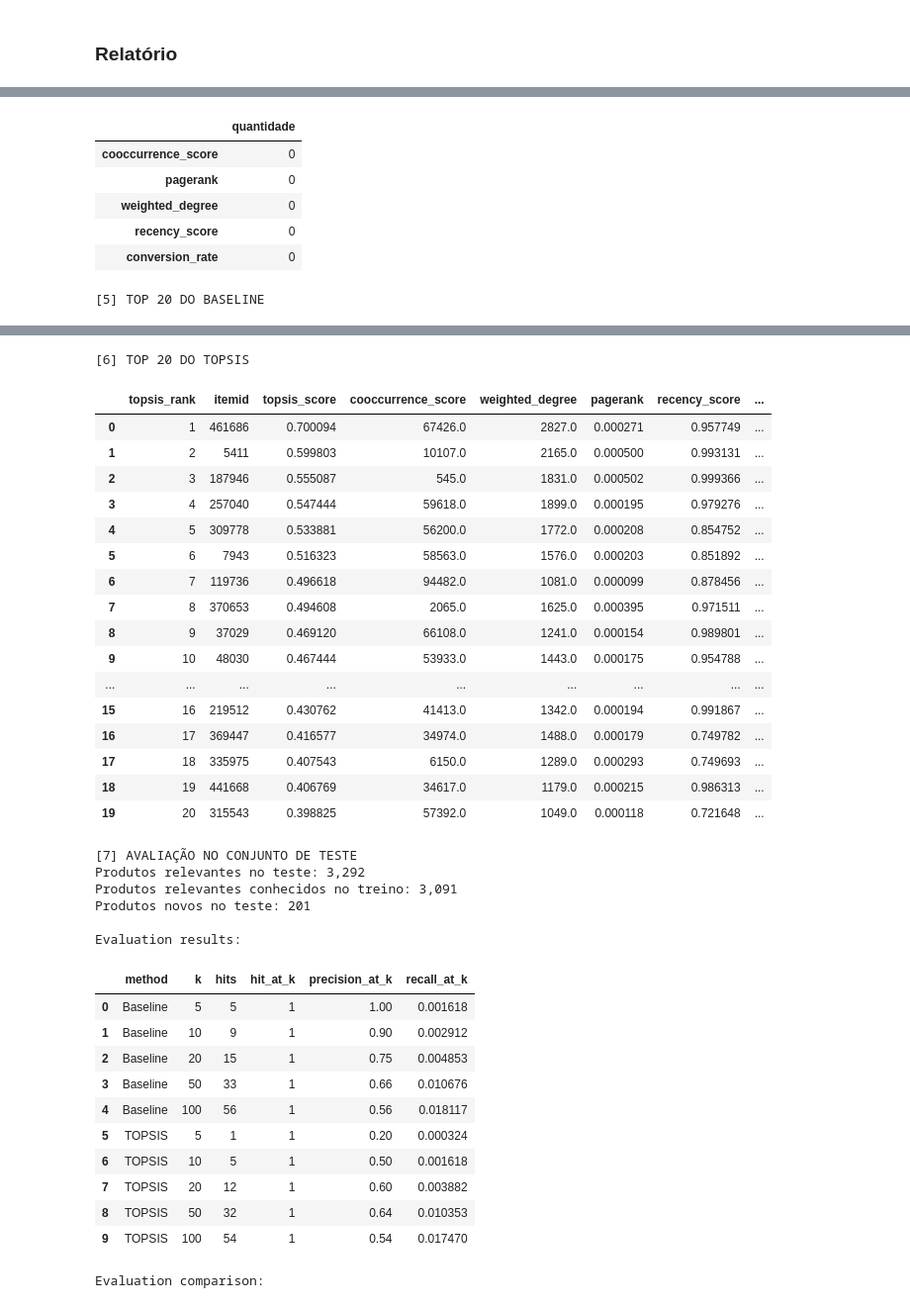
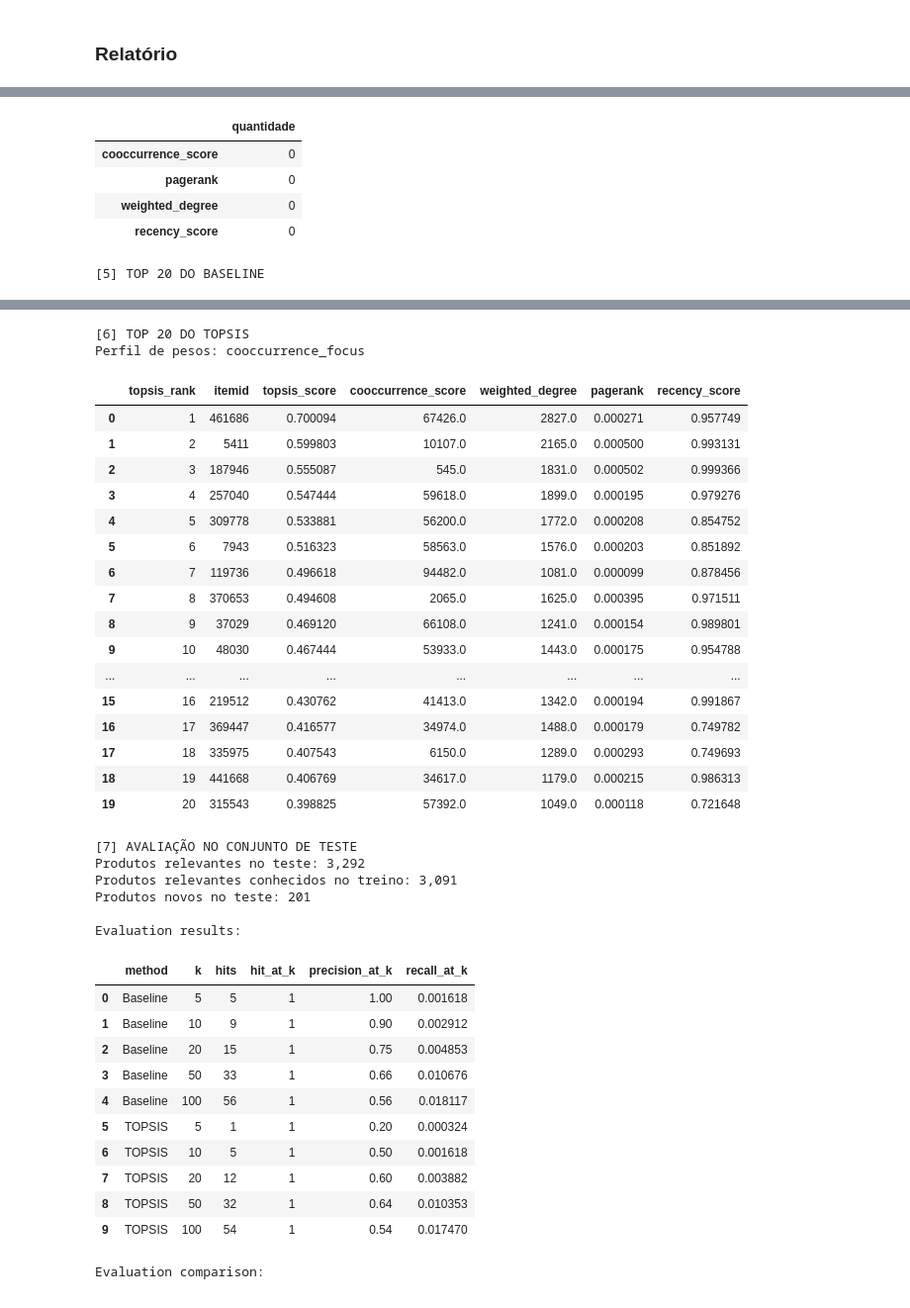
Before and after one commit to sandydiamantino/retailrocket-topsis, a Jupyter notebook: notebook/enmc_topsis.ipynb, the cells around one changed output, grey strips where cells are left out. Shown at 99% size. Saved outputs shown, nothing was run; the diff lists cells and outputs as text; code cells hidden in the pictures.

```diff
--- a/notebook/enmc_topsis.ipynb
+++ b/notebook/enmc_topsis.ipynb
@@ -1615,8 +1629,7 @@ baseline_results_train = (
             'cooccurrence_score',
             'weighted_degree',
             'pagerank',
-            'recency_score',
-            'conversion_rate'
+            'recency_score'
         ],
         ascending=False
     )
@@ -1629,7 +1642,9 @@ baseline_results_train[
     baseline_results_train.index + 1
 )
 
-print('Top 20 do baseline de treino:')
+print(
+    'Top 20 do baseline de treino:'
+)
 
 display(
     baseline_results_train[
@@ -1639,10 +1654,10 @@ display(
             'cooccurrence_score',
             'weighted_degree',
             'pagerank',
-            'recency_score',
-            'conversion_rate'
+            'recency_score'
         ]
-    ].head(20)
+    ]
+    .head(20)
 )
 # %% [output]
 Top 20 do baseline de treino:
@@ -2473,8 +2482,7 @@ display(
             'cooccurrence_score',
             'pagerank',
             'weighted_degree',
-            'recency_score',
-            'conversion_rate'
+            'recency_score'
         ]
     ]
     .describe()
@@ -2489,8 +2497,7 @@ display(
             'cooccurrence_score',
             'pagerank',
             'weighted_degree',
-            'recency_score',
-            'conversion_rate'
+            'recency_score'
         ]
     ]
     .isna()
@@ -2511,8 +2518,7 @@ display(
             'cooccurrence_score',
             'weighted_degree',
             'pagerank',
-            'recency_score',
-            'conversion_rate'
+            'recency_score'
         ]
     ]
     .head(20)
@@ -2523,6 +2529,11 @@ display(
 
 print('\n[6] TOP 20 DO TOPSIS')
 
+print(
+    'Perfil de pesos:',
+    WEIGHT_PROFILE
+)
+
 display(
     topsis_results_train[
         [
@@ -2532,8 +2543,7 @@ display(
             'cooccurrence_score',
             'weighted_degree',
             'pagerank',
-            'recency_score',
-            'conversion_rate'
+            'recency_score'
         ]
     ]
     .head(20)
@@ -2605,5 +2614,4 @@ Valores ausentes:
 | pagerank | 0 |
 | weighted_degree | 0 |
 | recency_score | 0 |
-| conversion_rate | 0 |
 [5] TOP 20 DO BASELINE
@@ -2627,21 +2635,22 @@ Valores ausentes:
 [6] TOP 20 DO TOPSIS
+Perfil de pesos: cooccurrence_focus
-|  | topsis_rank | itemid | topsis_score | cooccurrence_score | weighted_degree | pagerank | recency_score | ... |
-| 0 | 1 | 461686 | 0.700094 | 67426.0 | 2827.0 | 0.000271 | 0.957749 | ... |
-| 1 | 2 | 5411 | 0.599803 | 10107.0 | 2165.0 | 0.000500 | 0.993131 | ... |
-| 2 | 3 | 187946 | 0.555087 | 545.0 | 1831.0 | 0.000502 | 0.999366 | ... |
-| 3 | 4 | 257040 | 0.547444 | 59618.0 | 1899.0 | 0.000195 | 0.979276 | ... |
-| 4 | 5 | 309778 | 0.533881 | 56200.0 | 1772.0 | 0.000208 | 0.854752 | ... |
-| 5 | 6 | 7943 | 0.516323 | 58563.0 | 1576.0 | 0.000203 | 0.851892 | ... |
-| 6 | 7 | 119736 | 0.496618 | 94482.0 | 1081.0 | 0.000099 | 0.878456 | ... |
-| 7 | 8 | 370653 | 0.494608 | 2065.0 | 1625.0 | 0.000395 | 0.971511 | ... |
-| 8 | 9 | 37029 | 0.469120 | 66108.0 | 1241.0 | 0.000154 | 0.989801 | ... |
-| 9 | 10 | 48030 | 0.467444 | 53933.0 | 1443.0 | 0.000175 | 0.954788 | ... |
-| ... | ... | ... | ... | ... | ... | ... | ... | ... |
-| 15 | 16 | 219512 | 0.430762 | 41413.0 | 1342.0 | 0.000194 | 0.991867 | ... |
-| 16 | 17 | 369447 | 0.416577 | 34974.0 | 1488.0 | 0.000179 | 0.749782 | ... |
-| 17 | 18 | 335975 | 0.407543 | 6150.0 | 1289.0 | 0.000293 | 0.749693 | ... |
-| 18 | 19 | 441668 | 0.406769 | 34617.0 | 1179.0 | 0.000215 | 0.986313 | ... |
-| 19 | 20 | 315543 | 0.398825 | 57392.0 | 1049.0 | 0.000118 | 0.721648 | ... |
+|  | topsis_rank | itemid | topsis_score | cooccurrence_score | weighted_degree | pagerank | recency_score |
+| 0 | 1 | 461686 | 0.700094 | 67426.0 | 2827.0 | 0.000271 | 0.957749 |
+| 1 | 2 | 5411 | 0.599803 | 10107.0 | 2165.0 | 0.000500 | 0.993131 |
+| 2 | 3 | 187946 | 0.555087 | 545.0 | 1831.0 | 0.000502 | 0.999366 |
+| 3 | 4 | 257040 | 0.547444 | 59618.0 | 1899.0 | 0.000195 | 0.979276 |
+| 4 | 5 | 309778 | 0.533881 | 56200.0 | 1772.0 | 0.000208 | 0.854752 |
+| 5 | 6 | 7943 | 0.516323 | 58563.0 | 1576.0 | 0.000203 | 0.851892 |
+| 6 | 7 | 119736 | 0.496618 | 94482.0 | 1081.0 | 0.000099 | 0.878456 |
+| 7 | 8 | 370653 | 0.494608 | 2065.0 | 1625.0 | 0.000395 | 0.971511 |
+| 8 | 9 | 37029 | 0.469120 | 66108.0 | 1241.0 | 0.000154 | 0.989801 |
+| 9 | 10 | 48030 | 0.467444 | 53933.0 | 1443.0 | 0.000175 | 0.954788 |
+| ... | ... | ... | ... | ... | ... | ... | ... |
+| 15 | 16 | 219512 | 0.430762 | 41413.0 | 1342.0 | 0.000194 | 0.991867 |
+| 16 | 17 | 369447 | 0.416577 | 34974.0 | 1488.0 | 0.000179 | 0.749782 |
+| 17 | 18 | 335975 | 0.407543 | 6150.0 | 1289.0 | 0.000293 | 0.749693 |
+| 18 | 19 | 441668 | 0.406769 | 34617.0 | 1179.0 | 0.000215 | 0.986313 |
+| 19 | 20 | 315543 | 0.398825 | 57392.0 | 1049.0 | 0.000118 | 0.721648 |
 [7] AVALIAÇÃO NO CONJUNTO DE TESTE
 Produtos relevantes no teste: 3,292
 Produtos relevantes conhecidos no treino: 3,091
```
Also changed, not shown: parts of 8 cells of this notebook.
